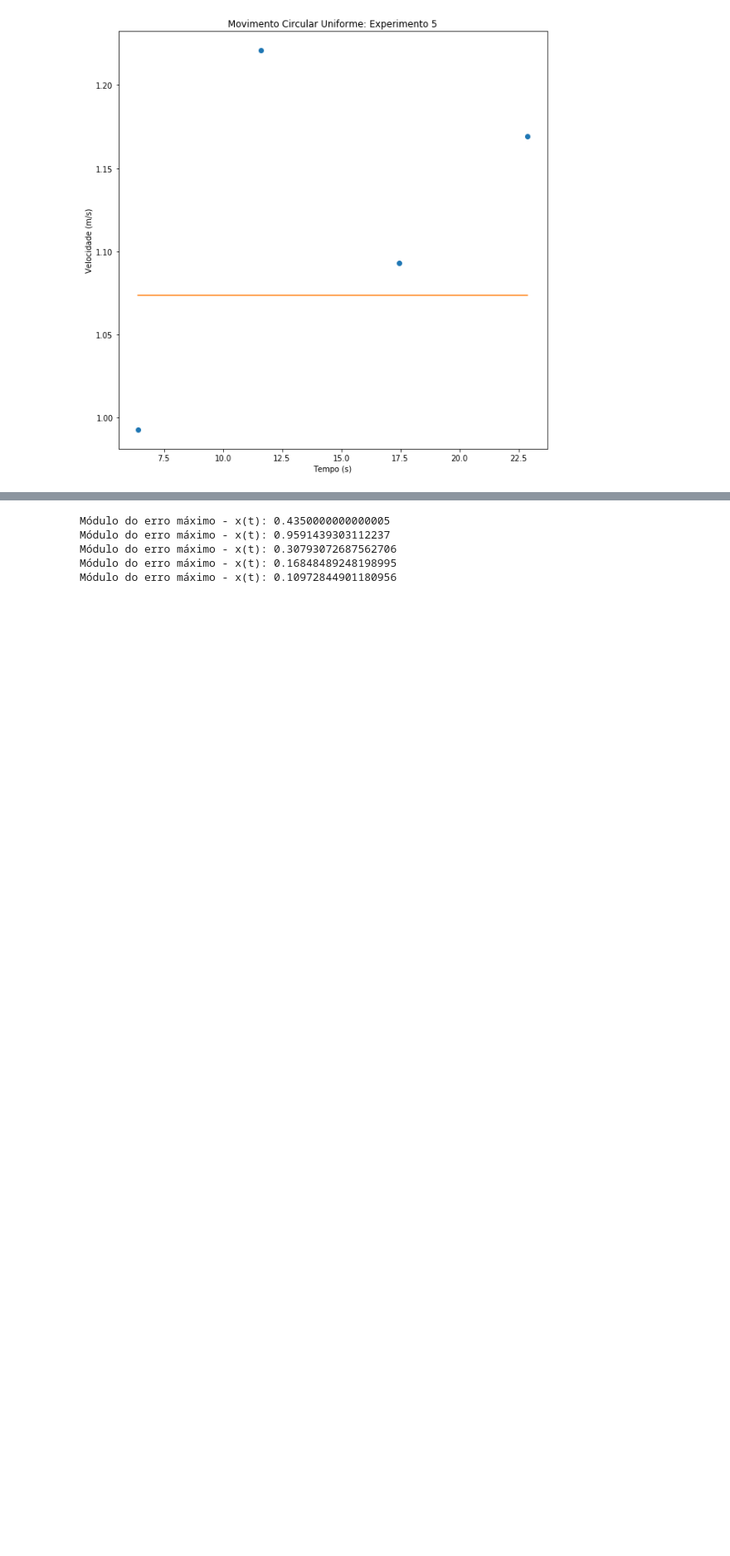
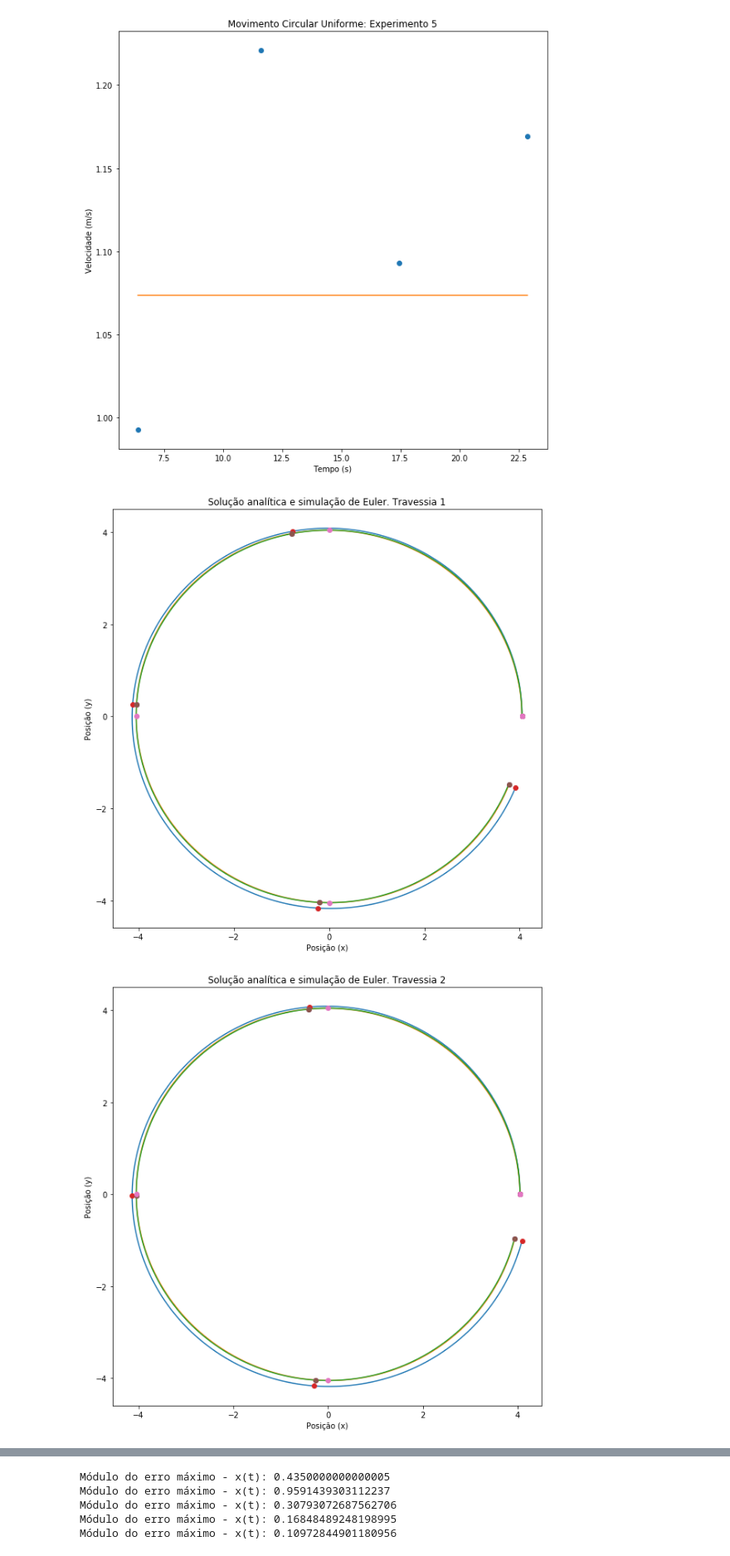
Before and after one commit to yambanis/MAC0209---Modelagem-e-Simulacao, a Jupyter notebook: EP2/Relatório.ipynb, the cells around one changed output, grey strips where cells are left out. Shown at 83% size. Cells and saved outputs as stored; diff of their text form; code cells hidden in the pictures; blank space fills up the shorter version.

```diff
--- a/EP2/Relatório.ipynb
+++ b/EP2/Relatório.ipynb
@@ -335,0 +360,29 @@ for i, exp in enumerate(experiments):
+# %%
+for i, exp in enumerate(experiments):
+    w = calc_angular_vel(exp)
+
+    prepara_figura("Solução analítica e simulação de Euler. Travessia {}".format(i + 1), 'Posição (x)', 'Posição (y)')
+
+    t, x, v = euler_circ(w, radius)
+    euler_measured = measured_positions(t, x, exp)
+    plt.plot(x.T[0], x.T[1])
+
+    t, x, v = euler_circ(w, radius, cromer = True)
+    cromer_measured = measured_positions(t, x, exp)
+    plt.plot(x.T[0], x.T[1])
+
+    plt.plot(radius * np.cos(w * t), radius * np.sin(w * t))
+    analitic_measured = measured_positions(t, x, exp)
+
+    control_t = np.linspace(0, 2 * np.pi, 5)
+    x = []
+    x.append(radius * np.cos(control_t))
+    x.append(radius * np.sin(control_t))
+    x = np.array(x)
+    plt.plot(euler_measured.T[0], euler_measured.T[1], 'o')
+    plt.plot(cromer_measured.T[0], cromer_measured.T[1], 'o')
+    plt.plot(analitic_measured.T[0], analitic_measured.T[1], 'o')
+    plt.plot(x[0], x[1], 'o')
+# %% [output]
+[figure, added]
+[figure, added]
```
Also changed, not shown: parts of 2 cells of this notebook.
